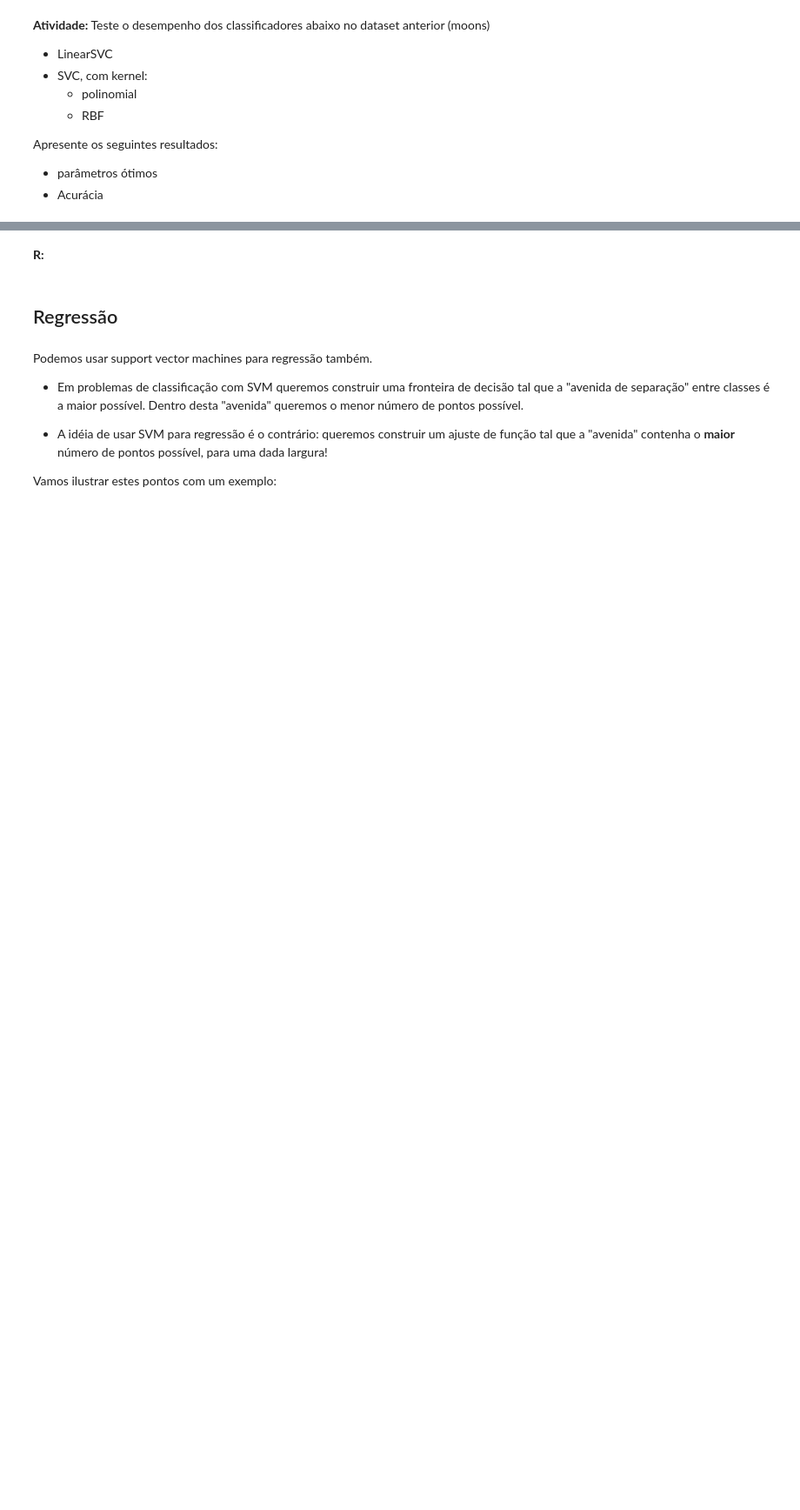
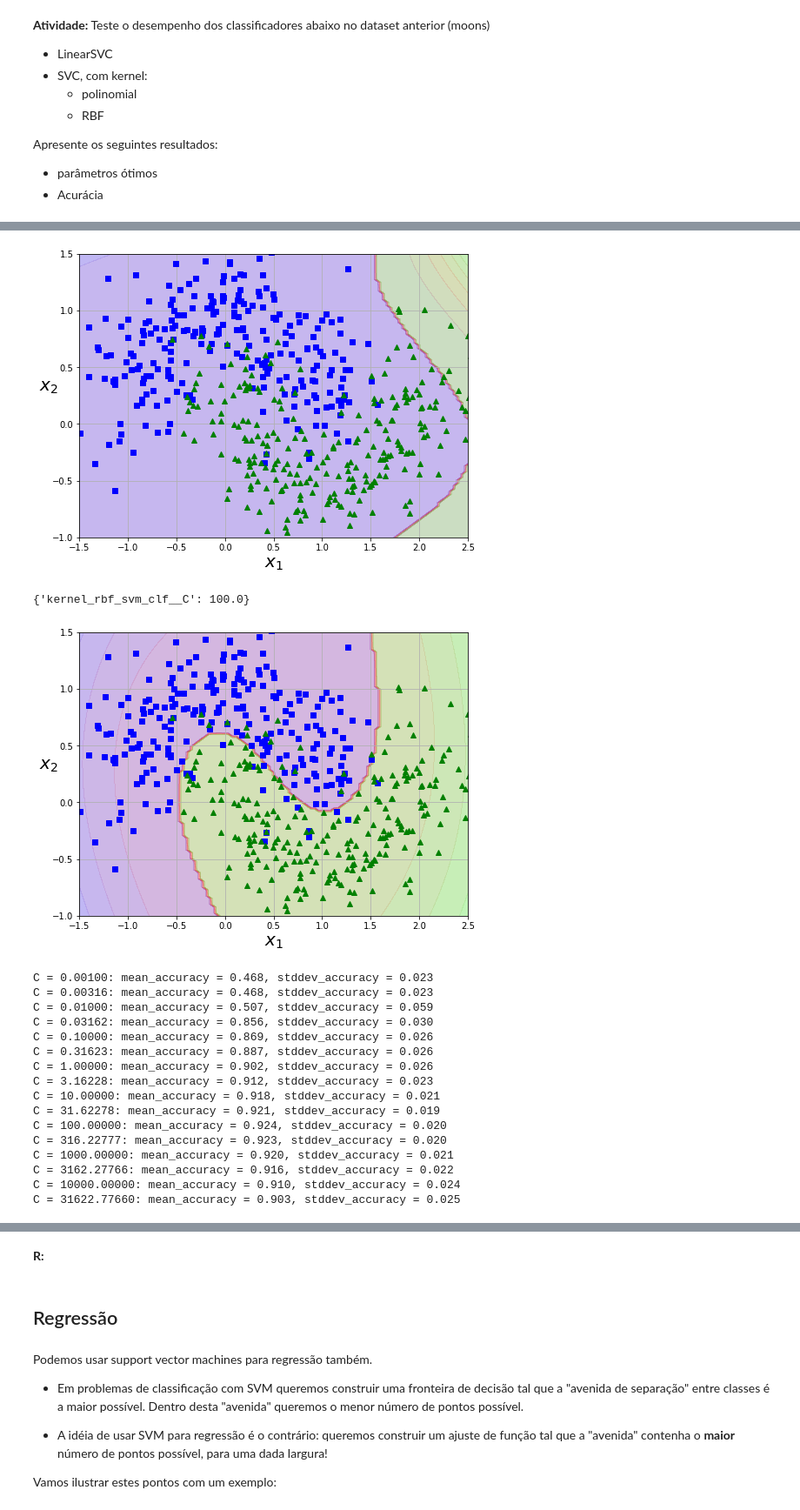
Before and after one commit to Pellizzon/MachineLearning, a Jupyter notebook: Aula10/Aula_10.ipynb, the cells around one changed output, grey strips where cells are left out. Shown at 87% size. Drawn from its saved outputs; the diff is of its cells as text; code cells hidden in the pictures; blank space fills up the shorter version.

```diff
--- a/Aula10/Aula_10.ipynb
+++ b/Aula10/Aula_10.ipynb
@@ -122,0 +226,68 @@ Apresente os seguintes resultados:
+# %%
+# SVC, com kernel rbf
+
+kernel_rbf_svm_clf = Pipeline([
+        ("poly_features", PolynomialFeatures(degree=3)),
+        ("scaler", StandardScaler()),
+        ("kernel_rbf_svm_clf", SVC(C=1e-5, kernel='rbf', random_state=RANDOM_SEED))
+    ])
+
+kernel_rbf_svm_clf.fit(X, y)
+
+plt.figure(figsize=(8,6))
+plot_predictions(kernel_poly_svm_clf, [-1.5, 2.5, -1, 1.5])
+plot_dataset(X, y, [-1.5, 2.5, -1, 1.5])
+plt.show()
+
+grid_kernel_rbf = GridSearchCV(
+    kernel_rbf_svm_clf,
+    {
+        'kernel_rbf_svm_clf__C': [10**k for k in np.arange(-3, 5, 0.5)]
+    },
+    scoring='accuracy',
+    cv=ShuffleSplit(n_splits=100, test_size=0.25, random_state=RANDOM_SEED),
+    n_jobs=-1
+)
+grid_kernel_rbf.fit(X, y)
+
+print(grid_kernel_rbf.best_params_)
+
+plt.figure(figsize=(8,6))
+plot_predictions(grid, [-1.5, 2.5, -1, 1.5])
+plot_dataset(X, y, [-1.5, 2.5, -1, 1.5])
+plt.show()
+
+P = np.array([p['kernel_rbf_svm_clf__C'] for p in grid_kernel_rbf.cv_results_['params']])
+M = grid_kernel_rbf.cv_results_['mean_test_score']
+S = grid_kernel_rbf.cv_results_['std_test_score']
+
+for p, m, s in zip(P, M, S):
+    print('C = {:.5f}: mean_accuracy = {:.3f}, stddev_accuracy = {:.3f}'.format(p, m, s))
+
+plt.figure(figsize=(8,6))
+plt.errorbar(P, M, S, capsize=4)
+plt.semilogx()
+plt.title('Accuracy from CV', fontsize=20)
+plt.xlabel(r"$C$", fontsize=20)
+plt.ylabel(r"$accuracy$", fontsize=20)
+plt.show()
+# %% [output]
+[figure, added]
+{'kernel_rbf_svm_clf__C': 100.0}
+[figure, added]
+C = 0.00100: mean_accuracy = 0.468, stddev_accuracy = 0.023
+C = 0.00316: mean_accuracy = 0.468, stddev_accuracy = 0.023
+C = 0.01000: mean_accuracy = 0.507, stddev_accuracy = 0.059
+C = 0.03162: mean_accuracy = 0.856, stddev_accuracy = 0.030
+C = 0.10000: mean_accuracy = 0.869, stddev_accuracy = 0.026
+C = 0.31623: mean_accuracy = 0.887, stddev_accuracy = 0.026
+C = 1.00000: mean_accuracy = 0.902, stddev_accuracy = 0.026
+C = 3.16228: mean_accuracy = 0.912, stddev_accuracy = 0.023
+C = 10.00000: mean_accuracy = 0.918, stddev_accuracy = 0.021
+C = 31.62278: mean_accuracy = 0.921, stddev_accuracy = 0.019
+C = 100.00000: mean_accuracy = 0.924, stddev_accuracy = 0.020
+C = 316.22777: mean_accuracy = 0.923, stddev_accuracy = 0.020
+C = 1000.00000: mean_accuracy = 0.920, stddev_accuracy = 0.021
+C = 3162.27766: mean_accuracy = 0.916, stddev_accuracy = 0.022
+C = 10000.00000: mean_accuracy = 0.910, stddev_accuracy = 0.024
+C = 31622.77660: mean_accuracy = 0.903, stddev_accuracy = 0.025
```
Also changed, not shown: parts of 13 cells of this notebook.
